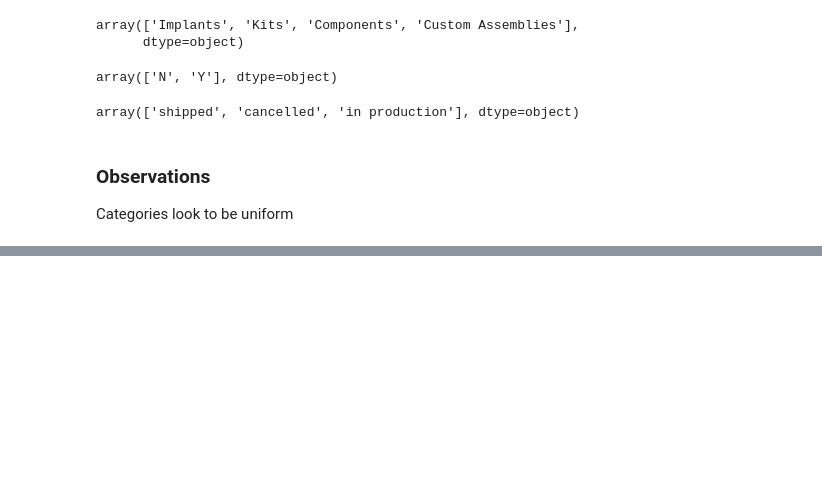
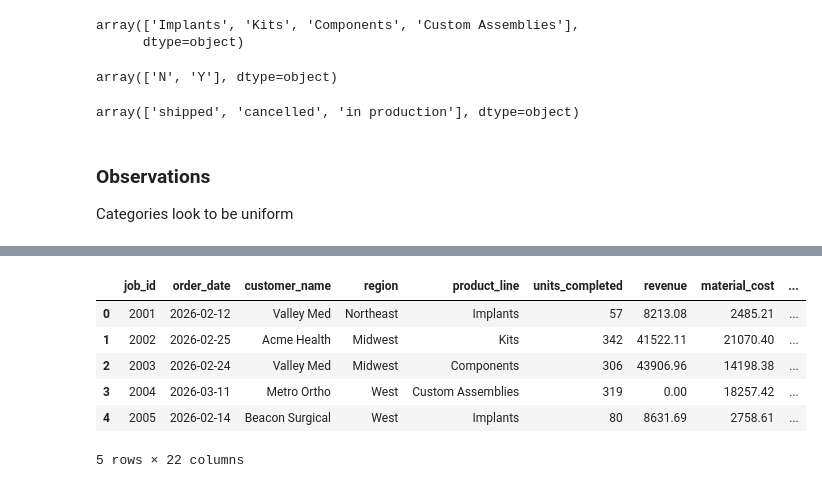
Before and after one commit to sammoore95/csv-profit-pipeline, a Jupyter notebook: src/exploration_practice_2.ipynb, the cells around one changed output, grey strips where cells are left out. Saved outputs shown, nothing was run; the diff lists cells and outputs as text; code cells hidden in the pictures; blank space fills up the shorter version.

```diff
--- a/src/exploration_practice_2.ipynb
+++ b/src/exploration_practice_2.ipynb
@@ -258,0 +278,4 @@ Categories look to be uniform
+# %%
+# Create net_revenue
+job_data["net_revenue"] = job_data["revenue"] * (1 - job_data["discount_pct"] / 100)
+job_data.head()
@@ -258,0 +289,4 @@ Categories look to be uniform
+# %%
+# Create profit
+job_data["profit"] = job_data["net_revenue"] - job_data["total_cost"]
+job_data.head()
@@ -258,0 +300,11 @@ Categories look to be uniform
+# %%
+# Create profit_margin_pct
+job_data["profit_margin_pct"] = (job_data["profit"] / job_data["net_revenue"]) * 100
+
+# create condition for valid profit margin percentages
+valid_margin = (job_data["profit_margin_pct"] > 0) & (job_data["status"] != "Cancelled")
+
+# select all rows where the condition is not met, and assign NaN
+job_data.loc[~valid_margin, "profit_margin_pct"] = pd.NA
+
+job_data.head()
@@ -258,0 +318,5 @@ Categories look to be uniform
+# %%
+# Create cost per unit
+job_data["cost_per_unit"] = job_data["total_cost"] / job_data["units_completed"]
+
+job_data.head()
@@ -258,0 +331,15 @@ Categories look to be uniform
+# %%
+# Create on_time_flag
+job_data.loc[job_data["actual_ship_date"].isnull(), "on_time_flag"] = pd.NA
+job_data.loc[job_data["actual_ship_date"] <= job_data["quoted_ship_date"], "on_time_flag"] = "Y"
+job_data.loc[job_data["actual_ship_date"] > job_data["quoted_ship_date"], "on_time_flag"] = "N"
+
+job_data.head()
+# %% [output]
+|  | job_id | order_date | customer_name | region | product_line | units_completed | revenue | material_cost | ... |
+| 0 | 2001 | 2026-02-12 | Valley Med | Northeast | Implants | 57 | 8213.08 | 2485.21 | ... |
+| 1 | 2002 | 2026-02-25 | Acme Health | Midwest | Kits | 342 | 41522.11 | 21070.40 | ... |
+| 2 | 2003 | 2026-02-24 | Valley Med | Midwest | Components | 306 | 43906.96 | 14198.38 | ... |
+| 3 | 2004 | 2026-03-11 | Metro Ortho | West | Custom Assemblies | 319 | 0.00 | 18257.42 | ... |
+| 4 | 2005 | 2026-02-14 | Beacon Surgical | West | Implants | 80 | 8631.69 | 2758.61 | ... |
+5 rows × 22 columns
```
Also changed, not shown: parts of 9 cells of this notebook.
